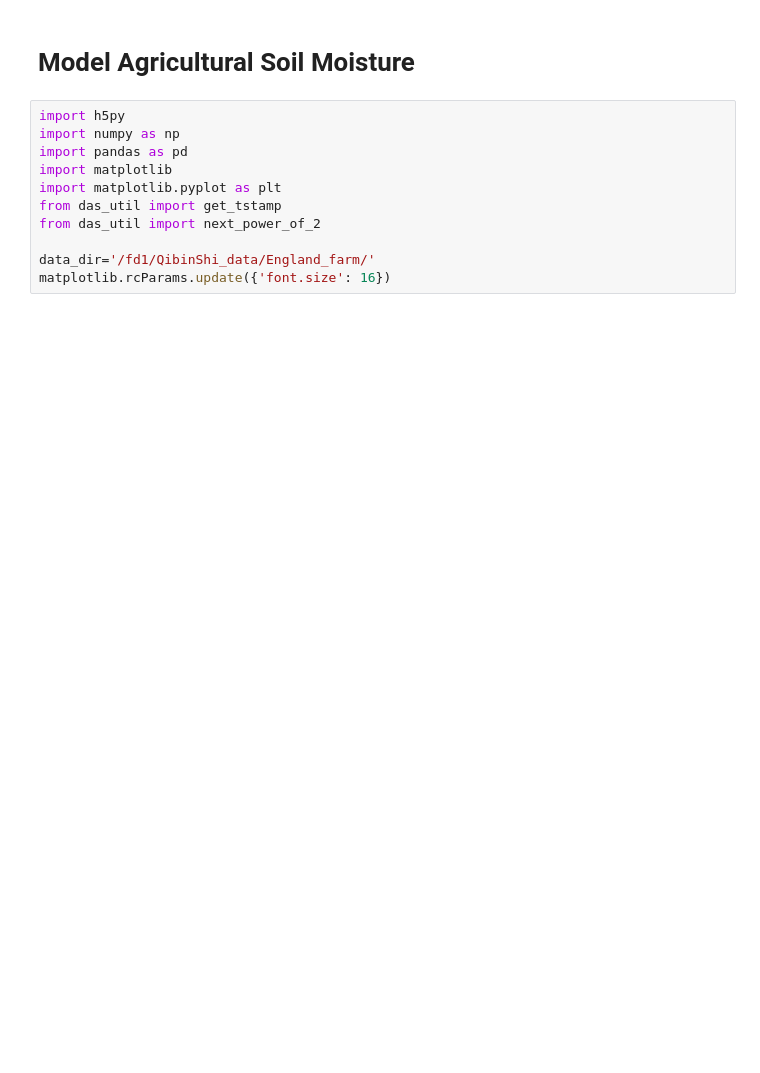
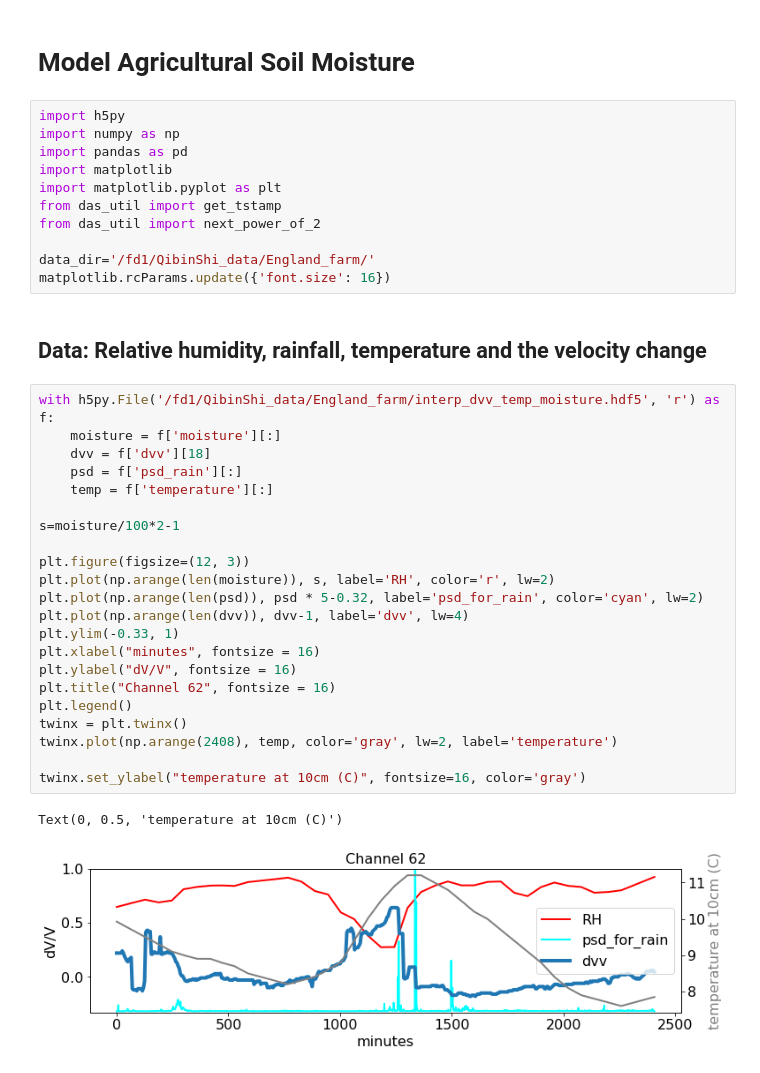
Before and after one commit to Denolle-Lab/FarmDAS, a Jupyter notebook: examples/dvv_and_model/hydrology_models.ipynb, the cells around one changed output. Cells and saved outputs as stored; diff of their text form; blank space fills up the shorter version.

```diff
--- a/examples/dvv_and_model/hydrology_models.ipynb
+++ b/examples/dvv_and_model/hydrology_models.ipynb
@@ -11,3 +11,30 @@ from das_util import next_power_of_2
 
 data_dir='/fd1/QibinShi_data/England_farm/'
 matplotlib.rcParams.update({'font.size': 16})
+# %% [markdown]
+## Data: Relative humidity, rainfall, temperature and the velocity change
+# %%
+with h5py.File('/fd1/QibinShi_data/England_farm/interp_dvv_temp_moisture.hdf5', 'r') as f:
+    moisture = f['moisture'][:]
+    dvv = f['dvv'][18]
+    psd = f['psd_rain'][:]
+    temp = f['temperature'][:]
+
+s=moisture/100*2-1
+
+plt.figure(figsize=(12, 3))
+plt.plot(np.arange(len(moisture)), s, label='RH', color='r', lw=2)
+plt.plot(np.arange(len(psd)), psd * 5-0.32, label='psd_for_rain', color='cyan', lw=2)
+plt.plot(np.arange(len(dvv)), dvv-1, label='dvv', lw=4)
+plt.ylim(-0.33, 1)
+plt.xlabel("minutes", fontsize = 16)
+plt.ylabel("dV/V", fontsize = 16)
+plt.title("Channel 62", fontsize = 16)
+plt.legend()
+twinx = plt.twinx()
+twinx.plot(np.arange(2408), temp, color='gray', lw=2, label='temperature')
+
+twinx.set_ylabel("temperature at 10cm (C)", fontsize=16, color='gray')
+# %% [output]
+Text(0, 0.5, 'temperature at 10cm (C)')
+[figure, added]
```
Also changed, not shown: parts of 30 cells of this notebook.
